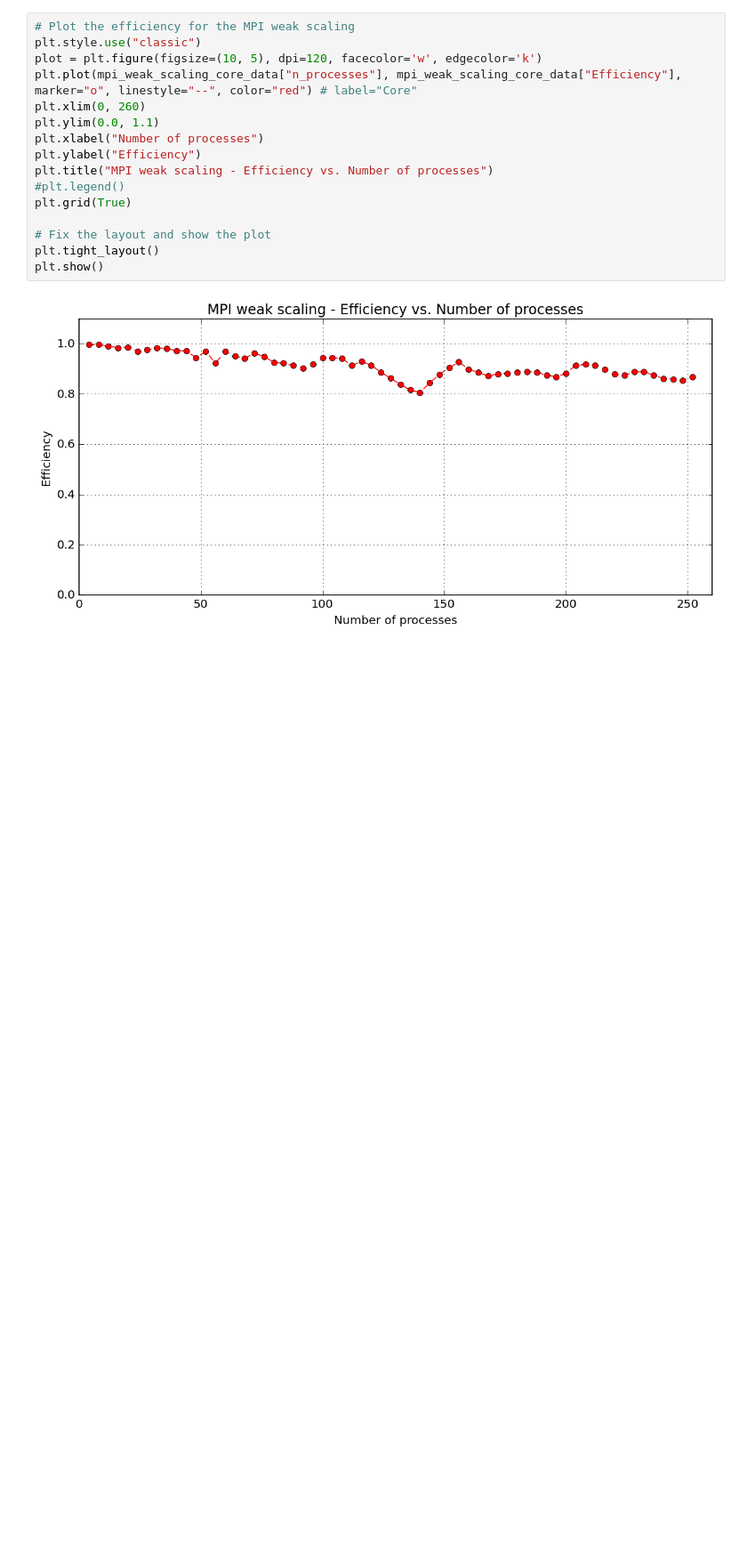
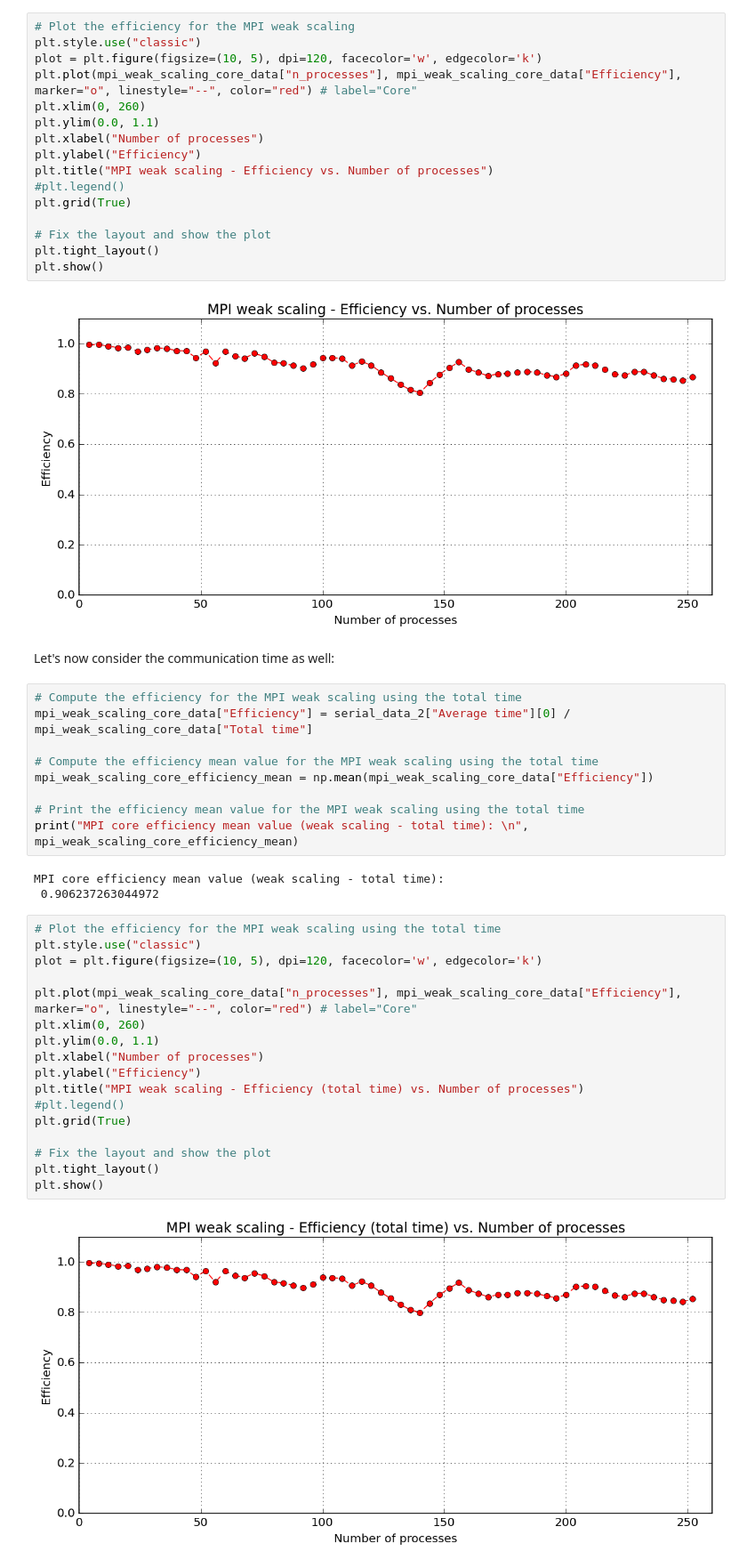
Before and after one commit to PieroZ01/High_Performance_Computing_Assignment, a Jupyter notebook: exercise2/Solution/ex2C_scaling_analysis.ipynb, the cells around one changed output. Shown at 89% size. Cells and saved outputs as stored; diff of their text form; blank space fills up the shorter version.

```diff
--- a/exercise2/Solution/ex2C_scaling_analysis.ipynb
+++ b/exercise2/Solution/ex2C_scaling_analysis.ipynb
@@ -411,3 +449,36 @@ plt.tight_layout()
 plt.show()
 # %% [output]
 [figure]
+# %% [markdown]
+Let's now consider the communication time as well:
+# %%
+# Compute the efficiency for the MPI weak scaling using the total time
+mpi_weak_scaling_core_data["Efficiency"] = serial_data_2["Average time"][0] / mpi_weak_scaling_core_data["Total time"]
+
+# Compute the efficiency mean value for the MPI weak scaling using the total time
+mpi_weak_scaling_core_efficiency_mean = np.mean(mpi_weak_scaling_core_data["Efficiency"])
+
+# Print the efficiency mean value for the MPI weak scaling using the total time
+print("MPI core efficiency mean value (weak scaling - total time): \n", mpi_weak_scaling_core_efficiency_mean)
+# %% [output]
+MPI core efficiency mean value (weak scaling - total time):
+ 0.906237263044972
+# %%
+# Plot the efficiency for the MPI weak scaling using the total time
+plt.style.use("classic")
+plot = plt.figure(figsize=(10, 5), dpi=120, facecolor='w', edgecolor='k')
+
+plt.plot(mpi_weak_scaling_core_data["n_processes"], mpi_weak_scaling_core_data["Efficiency"], marker="o", linestyle="--", color="red") # label="Core"
+plt.xlim(0, 260)
+plt.ylim(0.0, 1.1)
+plt.xlabel("Number of processes")
+plt.ylabel("Efficiency")
+plt.title("MPI weak scaling - Efficiency (total time) vs. Number of processes")
+#plt.legend()
+plt.grid(True)
+
+# Fix the layout and show the plot
+plt.tight_layout()
+plt.show()
+# %% [output]
+[figure, added]
```
Also changed, not shown: parts of 4 cells of this notebook, 14 other files.
